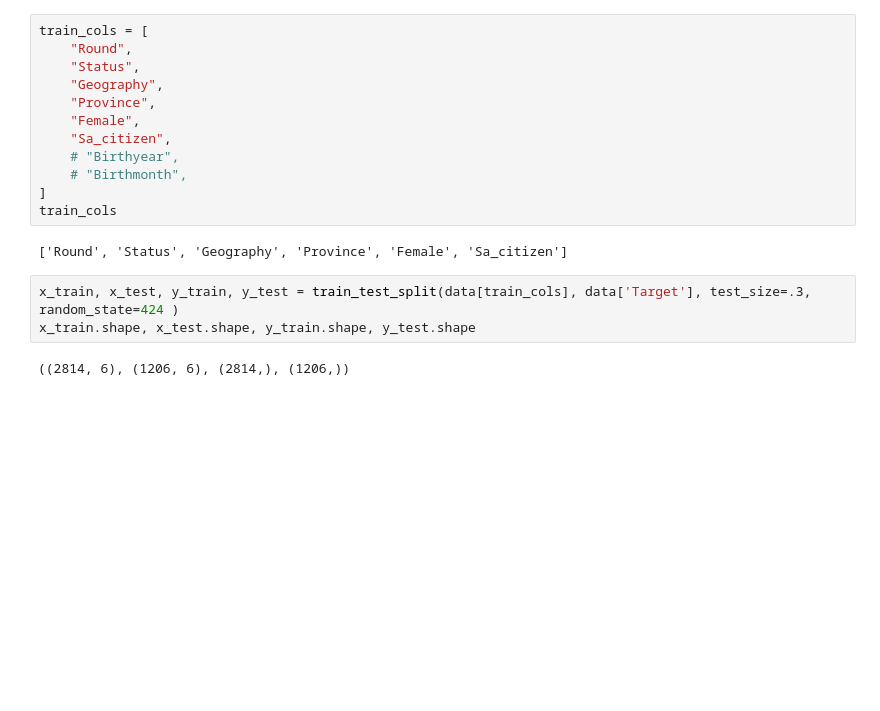
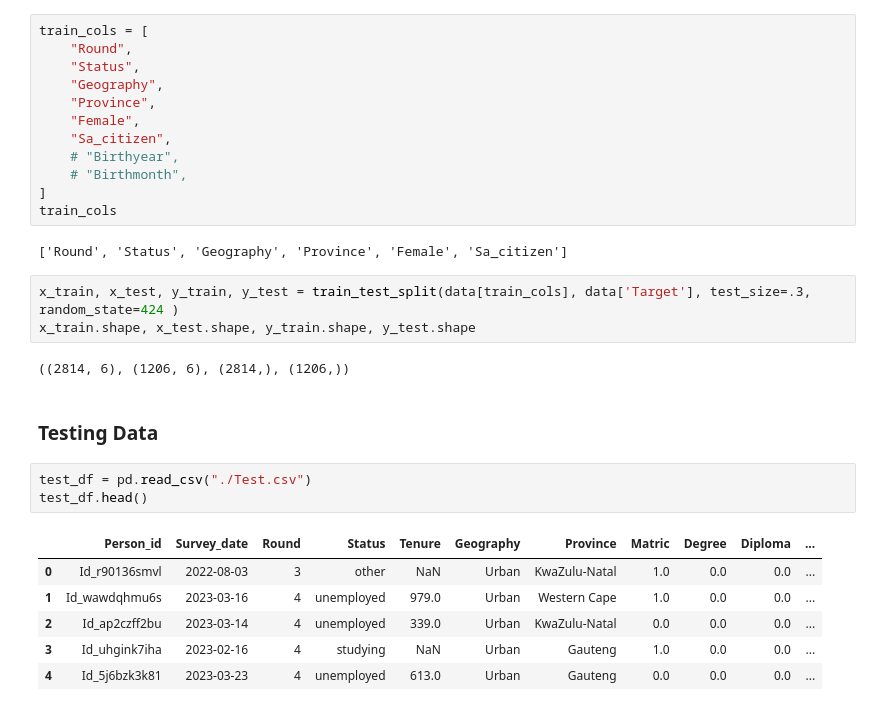
Before and after one commit to kibambe-0167/zindi-piyipc, a Jupyter notebook: app1.ipynb, the cells around one changed output. Cells and saved outputs as stored; diff of their text form; blank space fills up the shorter version.

Commit message:
preprocessing using own data

```diff
--- a/app1.ipynb
+++ b/app1.ipynb
@@ -157,3 +155,15 @@ x_train, x_test, y_train, y_test = train_test_split(data[train_cols], data['Targ
 x_train.shape, x_test.shape, y_train.shape, y_test.shape
 # %% [output]
 ((2814, 6), (1206, 6), (2814,), (1206,))
+# %% [markdown]
+### Testing Data
+# %%
+test_df = pd.read_csv("./Test.csv")
+test_df.head()
+# %% [output]
+|  | Person_id | Survey_date | Round | Status | Tenure | Geography | Province | Matric | Degree | Diploma | ... |
+| 0 | Id_r90136smvl | 2022-08-03 | 3 | other | NaN | Urban | KwaZulu-Natal | 1.0 | 0.0 | 0.0 | ... |
+| 1 | Id_wawdqhmu6s | 2023-03-16 | 4 | unemployed | 979.0 | Urban | Western Cape | 1.0 | 0.0 | 0.0 | ... |
+| 2 | Id_ap2czff2bu | 2023-03-14 | 4 | unemployed | 339.0 | Urban | KwaZulu-Natal | 0.0 | 0.0 | 0.0 | ... |
+| 3 | Id_uhgink7iha | 2023-02-16 | 4 | studying | NaN | Urban | Gauteng | 1.0 | 0.0 | 0.0 | ... |
+| 4 | Id_5j6bzk3k81 | 2023-03-23 | 4 | unemployed | 613.0 | Urban | Gauteng | 0.0 | 0.0 | 0.0 | ... |
```
Also changed, not shown: parts of 12 cells of this notebook, 1 other file.
